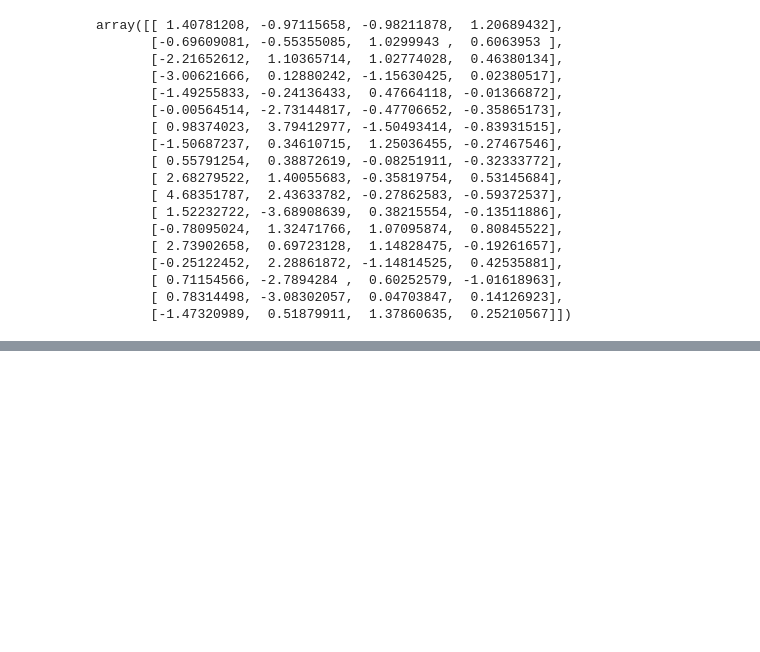
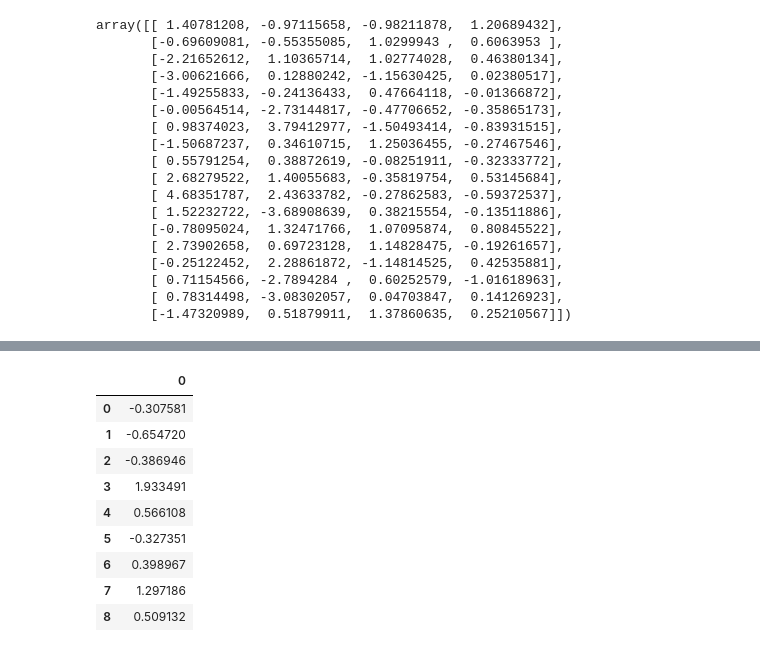
Before and after one commit to Miczel00/machine-learning, a Jupyter notebook: zaj1/main.ipynb, the cells around one changed output, grey strips where cells are left out. Cells and saved outputs as stored; diff of their text form; code cells hidden in the pictures; blank space fills up the shorter version.

```diff
--- a/zaj1/main.ipynb
+++ b/zaj1/main.ipynb
@@ -483,0 +585,15 @@ array([[ 1.40781208, -0.97115658, -0.98211878,  1.20689432],
+# %%
+y_pred_pca_test = 0.3523 + 0.0790*X_test[:,0] + (-0.6086 * X_test[:,1])
+y_pred_pca_test = pd.DataFrame(y_pred_pca_test)
+y_pred_pca_test
+# %% [output]
+|  | 0 |
+| 0 | -0.307581 |
+| 1 | -0.654720 |
+| 2 | -0.386946 |
+| 3 | 1.933491 |
+| 4 | 0.566108 |
+| 5 | -0.327351 |
+| 6 | 0.398967 |
+| 7 | 1.297186 |
+| 8 | 0.509132 |
```
Also changed, not shown: parts of 24 cells of this notebook.
